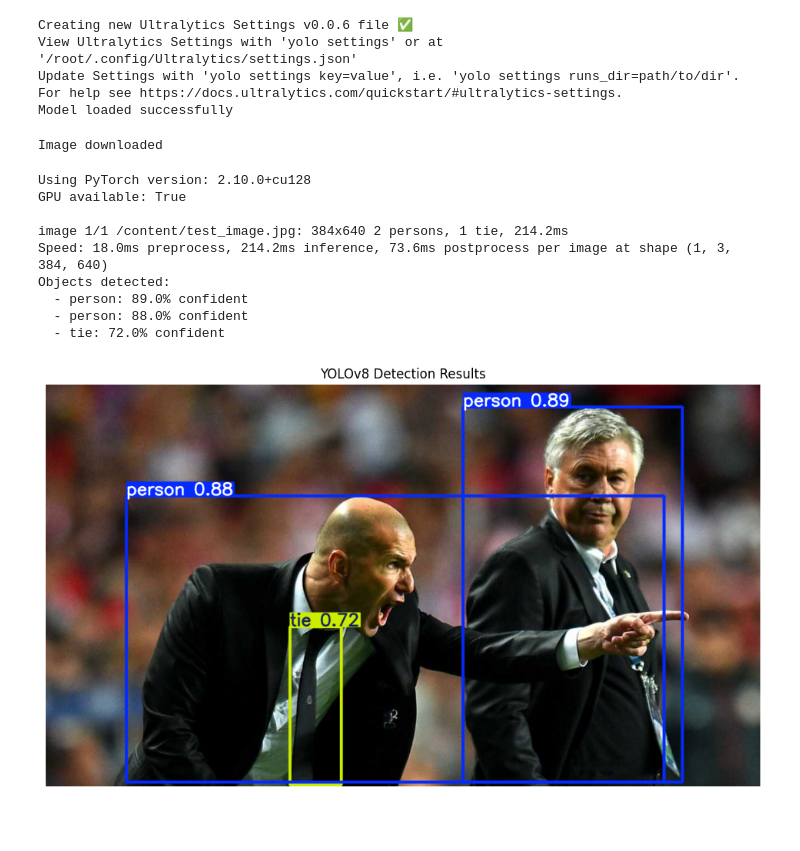
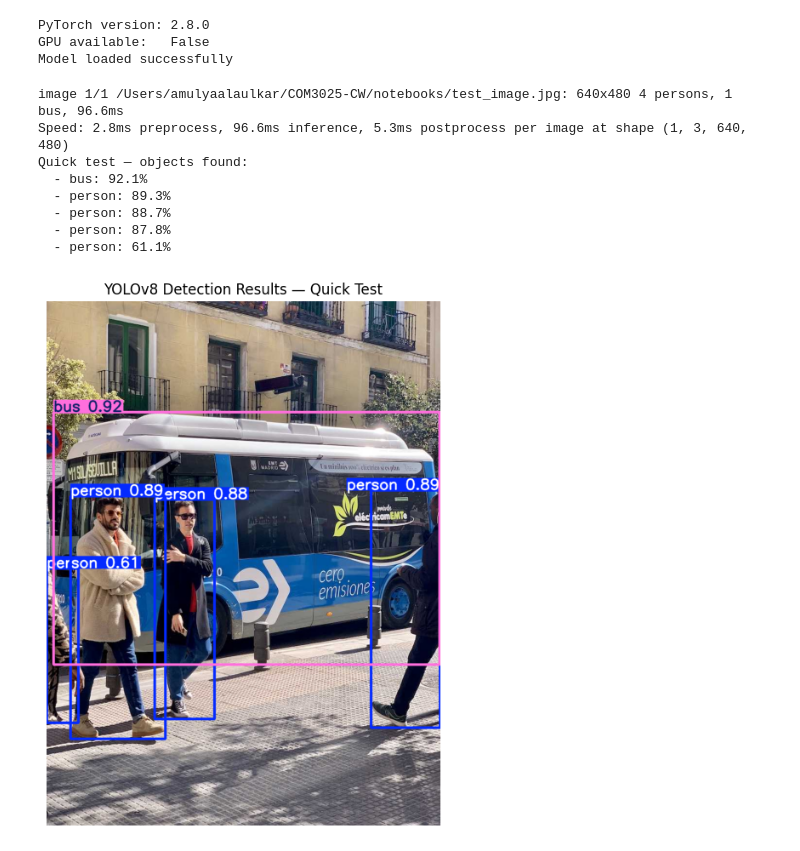
Before and after one commit to birat1/COM3025-CW, a Jupyter notebook: notebooks/01_object_detection.ipynb, the cells around one changed output. Drawn from its saved outputs; the diff is of its cells as text; code cells hidden in the pictures; blank space fills up the shorter version.

Commit message:
object detection

```diff
--- a/notebooks/01_object_detection.ipynb
+++ b/notebooks/01_object_detection.ipynb
@@ -22,68 +1,51 @@ Successfully installed ultralytics-8.4.37 ultralytics-thop-2.0.18
 # %%
+import torch
+import cv2
 from ultralytics import YOLO
 
-model = YOLO('yolov8s.pt')
+print(f"PyTorch version: {torch.__version__}")
+print(f"GPU available:   {torch.cuda.is_available()}")
 
+model = YOLO("yolov8s.pt")
 print("Model loaded successfully")
 # %% [output]
-Creating new Ultralytics Settings v0.0.6 file ✅
-View Ultralytics Settings with 'yolo settings' or at '/root/.config/Ultralytics/settings.json'
-Update Settings with 'yolo settings key=value', i.e. 'yolo settings runs_dir=path/to/dir'. For help see https://docs.ultralytics.com/quickstart/#ultralytics-settings.
+PyTorch version: 2.8.0
+GPU available:   False
 Model loaded successfully
-# %%
-# Download a test image from the internet into our Colab session
-import urllib.request
-
-url = "https://ultralytics.com/images/zidane.jpg"
-
-urllib.request.urlretrieve(url, "test_image.jpg")
-
-print("Image downloaded")
-# %% [output]
-Image downloaded
 # %%
-import torch
-print(f"Using PyTorch version: {torch.__version__}")
-print(f"GPU available: {torch.cuda.is_available()}")
-results = model('test_image.jpg')
+# test cell - technically is optional
+import urllib.request
 
-result = results[0]
+urllib.request.urlretrieve("https://ultralytics.com/images/bus.jpg", "test_image.jpg")
 
-print("Objects detected:")
+results = model("test_image.jpg")
+result  = results[0]
+
+print("Quick test — objects found:")
 for box in result.boxes:
-    class_id = int(box.cls)
-    class_name = result.names[class_id]
-
-    confidence = round(float(box.conf), 2)
-
-    print(f"  - {class_name}: {confidence * 100}% confident")
+    class_name = result.names[int(box.cls)]
+    confidence = round(float(box.conf) * 100, 1)
+    print(f"  - {class_name}: {confidence}%")
 # %% [output]
-Using PyTorch version: 2.10.0+cu128
-GPU available: True
-
-image 1/1 /content/test_image.jpg: 384x640 2 persons, 1 tie, 214.2ms
-Speed: 18.0ms preprocess, 214.2ms inference, 73.6ms postprocess per image at shape (1, 3, 384, 640)
-Objects detected:
-  - person: 89.0% confident
-  - person: 88.0% confident
-  - tie: 72.0% confident
+image 1/1 /Users/amulyaalaulkar/COM3025-CW/notebooks/test_image.jpg: 640x480 4 persons, 1 bus, 96.6ms
+Speed: 2.8ms preprocess, 96.6ms inference, 5.3ms postprocess per image at shape (1, 3, 640, 480)
+Quick test — objects found:
+  - bus: 92.1%
+  - person: 89.3%
+  - person: 88.7%
+  - person: 87.8%
+  - person: 61.1%
 # %%
-# These libraries let us display images inside Colab
-from PIL import Image
 import matplotlib.pyplot as plt
-import numpy as np
 
-# result.plot() returns the image with bounding boxes already drawn on it
-annotated_image = result.plot()
-
-# matplotlib expects RGB but OpenCV gives BGR - this line fixes the colours
-annotated_image_rgb = annotated_image[:, :, ::-1]
+annotated_image     = result.plot()
+annotated_image_rgb = annotated_image[:, :, ::-1]  # fix BGR to RGB for display
 
 plt.figure(figsize=(12, 8))
 plt.imshow(annotated_image_rgb)
-plt.axis('off')
-plt.title("YOLOv8 Detection Results")
+plt.axis("off")
+plt.title("YOLOv8 Detection Results — Quick Test")
 plt.show()
 # %% [output]
-[figure, old version]
+[figure, new version]
 # %%
```
Also changed, not shown: parts of 13 cells of this notebook, 5 other files.
